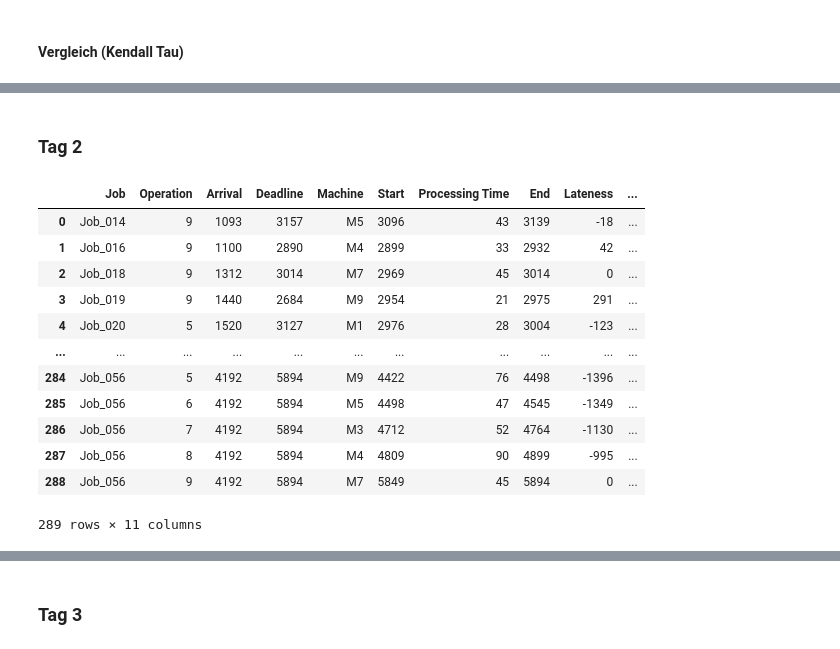
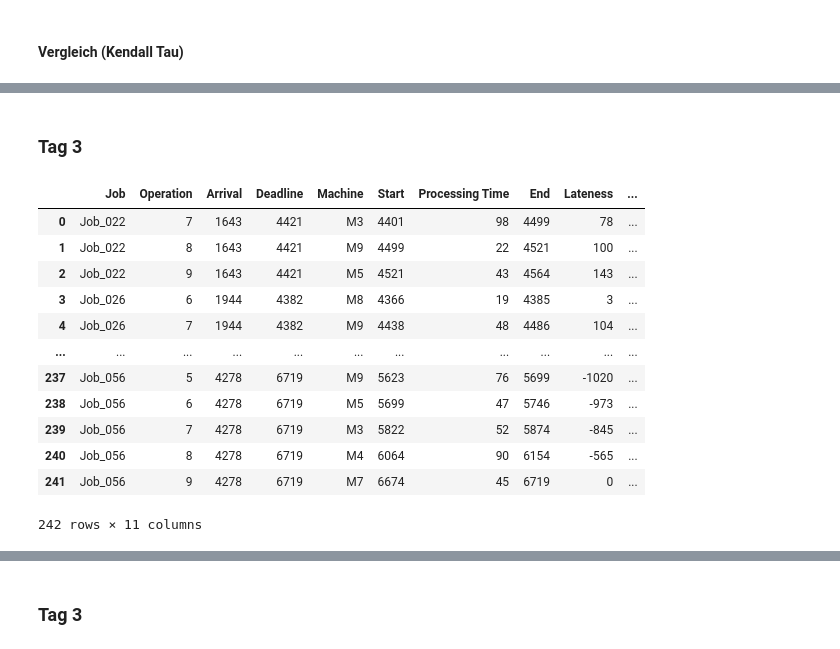
Before and after one commit to konrad-adamski/HTWD_JobShop_Rescheduling, a Jupyter notebook: 13_CP_Scheduling_with_DueDate/07_Reihenfolge auf Maschinen.ipynb, the cells around one changed output, grey strips where cells are left out. Cells and saved outputs as stored; diff of their text form; code cells hidden in the pictures.

```diff
--- a/13_CP_Scheduling_with_DueDate/07_Reihenfolge auf Maschinen.ipynb
+++ b/13_CP_Scheduling_with_DueDate/07_Reihenfolge auf Maschinen.ipynb
@@ -96,28 +95,28 @@ df_compare_01
 # %% [markdown]
-### Tag 2
+### Tag 3
 # %%
-day_numb = 2
+day_numb = 3
 
 df_plan_temp = pd.read_csv(get_schedule_filename("06_devpen", day=day_numb))
 df_plan_temp = df_plan_temp .sort_values(by=["Arrival", "Start"]).reset_index(drop=True)
 df_plan_temp
 
 df_plan_devpen_02 = df_plan_temp
 df_plan_devpen_02
 # %% [output]
 |  | Job | Operation | Arrival | Deadline | Machine | Start | Processing Time | End | Lateness | ... |
-| 0 | Job_014 | 9 | 1093 | 3157 | M5 | 3096 | 43 | 3139 | -18 | ... |
-| 1 | Job_016 | 9 | 1100 | 2890 | M4 | 2899 | 33 | 2932 | 42 | ... |
-| 2 | Job_018 | 9 | 1312 | 3014 | M7 | 2969 | 45 | 3014 | 0 | ... |
-| 3 | Job_019 | 9 | 1440 | 2684 | M9 | 2954 | 21 | 2975 | 291 | ... |
-| 4 | Job_020 | 5 | 1520 | 3127 | M1 | 2976 | 28 | 3004 | -123 | ... |
+| 0 | Job_022 | 7 | 1643 | 4421 | M3 | 4401 | 98 | 4499 | 78 | ... |
+| 1 | Job_022 | 8 | 1643 | 4421 | M9 | 4499 | 22 | 4521 | 100 | ... |
+| 2 | Job_022 | 9 | 1643 | 4421 | M5 | 4521 | 43 | 4564 | 143 | ... |
+| 3 | Job_026 | 6 | 1944 | 4382 | M8 | 4366 | 19 | 4385 | 3 | ... |
+| 4 | Job_026 | 7 | 1944 | 4382 | M9 | 4438 | 48 | 4486 | 104 | ... |
 | ... | ... | ... | ... | ... | ... | ... | ... | ... | ... | ... |
-| 284 | Job_056 | 5 | 4192 | 5894 | M9 | 4422 | 76 | 4498 | -1396 | ... |
-| 285 | Job_056 | 6 | 4192 | 5894 | M5 | 4498 | 47 | 4545 | -1349 | ... |
-| 286 | Job_056 | 7 | 4192 | 5894 | M3 | 4712 | 52 | 4764 | -1130 | ... |
-| 287 | Job_056 | 8 | 4192 | 5894 | M4 | 4809 | 90 | 4899 | -995 | ... |
-| 288 | Job_056 | 9 | 4192 | 5894 | M7 | 5849 | 45 | 5894 | 0 | ... |
+| 237 | Job_056 | 5 | 4278 | 6719 | M9 | 5623 | 76 | 5699 | -1020 | ... |
+| 238 | Job_056 | 6 | 4278 | 6719 | M5 | 5699 | 47 | 5746 | -973 | ... |
+| 239 | Job_056 | 7 | 4278 | 6719 | M3 | 5822 | 52 | 5874 | -845 | ... |
+| 240 | Job_056 | 8 | 4278 | 6719 | M4 | 6064 | 90 | 6154 | -565 | ... |
+| 241 | Job_056 | 9 | 4278 | 6719 | M7 | 6674 | 45 | 6719 | 0 | ... |
-289 rows × 11 columns
+242 rows × 11 columns
 # %%
 og = df_plan_devpen_01
 new = df_plan_devpen_02
```
Also changed, not shown: parts of 26 cells of this notebook, 8 other files.
